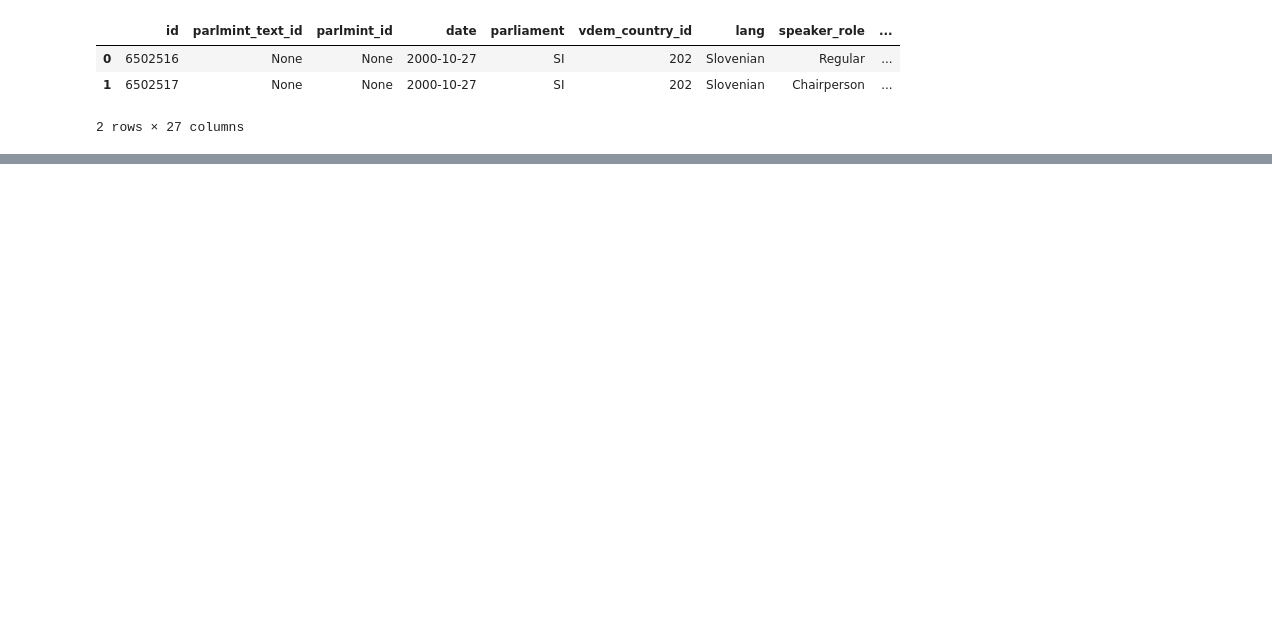
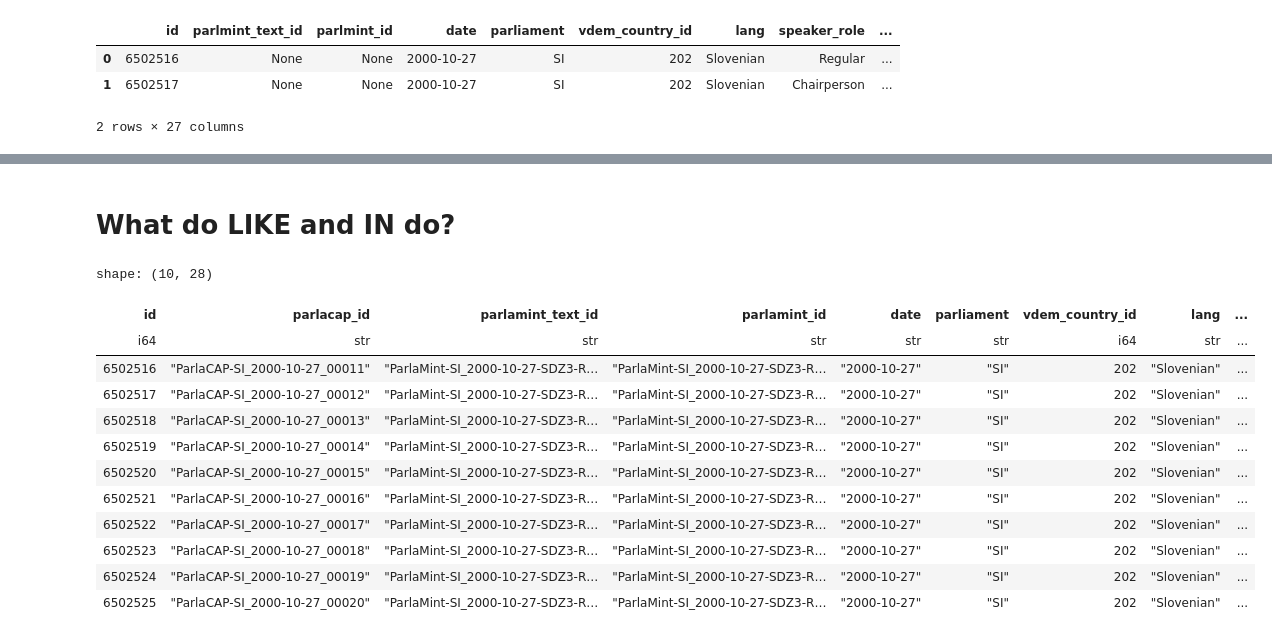
Before and after one commit to 5roop/parlaCAPI, a Jupyter notebook: sandbox.ipynb, the cells around one changed output, grey strips where cells are left out. Saved outputs shown, nothing was run; the diff lists cells and outputs as text; code cells hidden in the pictures; blank space fills up the shorter version.

Commit message:
Add demo, add handlers for metadata inclusion testing

```diff
--- a/sandbox.ipynb
+++ b/sandbox.ipynb
@@ -330,0 +234,2 @@ Exception: Got weird response code: 404, response text: {"detail":{"code":"NO_RE
+# %% [markdown]
+# What do LIKE and IN do?
@@ -330,0 +274,19 @@ Exception: Got weird response code: 404, response text: {"detail":{"code":"NO_RE
+# %%
+import polars as pl
+
+df = pl.read_excel("downloaded_data_metadata.xlsx")
+df
+# %% [output]
+shape: (10, 28)
+| id | parlacap_id | parlamint_text_id | parlamint_id | date | parliament | vdem_country_id | lang | ... |
+| i64 | str | str | str | str | str | i64 | str | ... |
+| 6502516 | "ParlaCAP-SI_2000-10-27_00011" | "ParlaMint-SI_2000-10-27-SDZ3-R… | "ParlaMint-SI_2000-10-27-SDZ3-R… | "2000-10-27" | "SI" | 202 | "Slovenian" | ... |
+| 6502517 | "ParlaCAP-SI_2000-10-27_00012" | "ParlaMint-SI_2000-10-27-SDZ3-R… | "ParlaMint-SI_2000-10-27-SDZ3-R… | "2000-10-27" | "SI" | 202 | "Slovenian" | ... |
+| 6502518 | "ParlaCAP-SI_2000-10-27_00013" | "ParlaMint-SI_2000-10-27-SDZ3-R… | "ParlaMint-SI_2000-10-27-SDZ3-R… | "2000-10-27" | "SI" | 202 | "Slovenian" | ... |
+| 6502519 | "ParlaCAP-SI_2000-10-27_00014" | "ParlaMint-SI_2000-10-27-SDZ3-R… | "ParlaMint-SI_2000-10-27-SDZ3-R… | "2000-10-27" | "SI" | 202 | "Slovenian" | ... |
+| 6502520 | "ParlaCAP-SI_2000-10-27_00015" | "ParlaMint-SI_2000-10-27-SDZ3-R… | "ParlaMint-SI_2000-10-27-SDZ3-R… | "2000-10-27" | "SI" | 202 | "Slovenian" | ... |
+| 6502521 | "ParlaCAP-SI_2000-10-27_00016" | "ParlaMint-SI_2000-10-27-SDZ3-R… | "ParlaMint-SI_2000-10-27-SDZ3-R… | "2000-10-27" | "SI" | 202 | "Slovenian" | ... |
+| 6502522 | "ParlaCAP-SI_2000-10-27_00017" | "ParlaMint-SI_2000-10-27-SDZ3-R… | "ParlaMint-SI_2000-10-27-SDZ3-R… | "2000-10-27" | "SI" | 202 | "Slovenian" | ... |
+| 6502523 | "ParlaCAP-SI_2000-10-27_00018" | "ParlaMint-SI_2000-10-27-SDZ3-R… | "ParlaMint-SI_2000-10-27-SDZ3-R… | "2000-10-27" | "SI" | 202 | "Slovenian" | ... |
+| 6502524 | "ParlaCAP-SI_2000-10-27_00019" | "ParlaMint-SI_2000-10-27-SDZ3-R… | "ParlaMint-SI_2000-10-27-SDZ3-R… | "2000-10-27" | "SI" | 202 | "Slovenian" | ... |
+| 6502525 | "ParlaCAP-SI_2000-10-27_00020" | "ParlaMint-SI_2000-10-27-SDZ3-R… | "ParlaMint-SI_2000-10-27-SDZ3-R… | "2000-10-27" | "SI" | 202 | "Slovenian" | ... |
```
Also changed, not shown: parts of 14 cells of this notebook, 2 other files.
